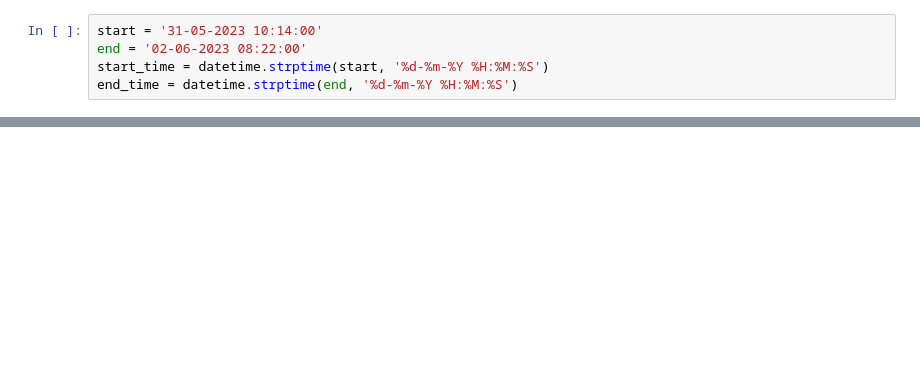
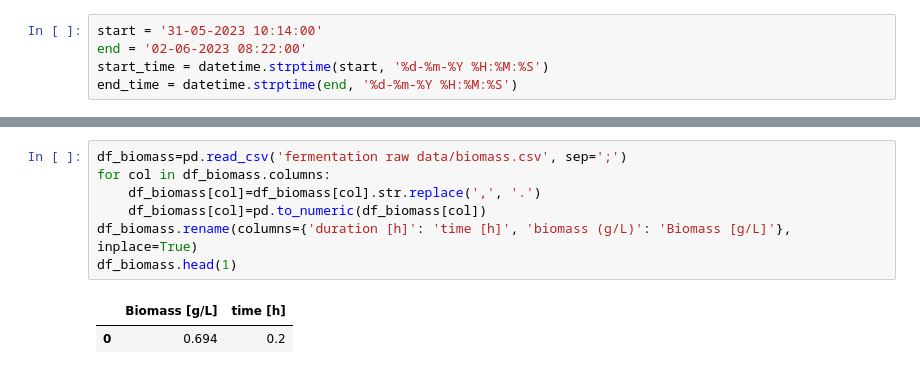
Before and after one commit to boripf/hybrid-model-corynebacterium, a Jupyter notebook: data_vis.ipynb, the cells around one changed output, grey strips where cells are left out. Saved outputs shown, nothing was run; the diff lists cells and outputs as text; blank space fills up the shorter version.

```diff
--- a/data_vis.ipynb
+++ b/data_vis.ipynb
@@ -229,0 +112,10 @@ df_included.shape
+# %%
+df_biomass=pd.read_csv('fermentation raw data/biomass.csv', sep=';')
+for col in df_biomass.columns:
+    df_biomass[col]=df_biomass[col].str.replace(',', '.')
+    df_biomass[col]=pd.to_numeric(df_biomass[col])
+df_biomass.rename(columns={'duration [h]': 'time [h]', 'biomass (g/L)': 'Biomass [g/L]'}, inplace=True)
+df_biomass.head(1)
+# %% [output]
+|  | Biomass [g/L] | time [h] |
+| 0 | 0.694 | 0.2 |
```
Also changed, not shown: parts of 37 cells of this notebook, 22 other files.
